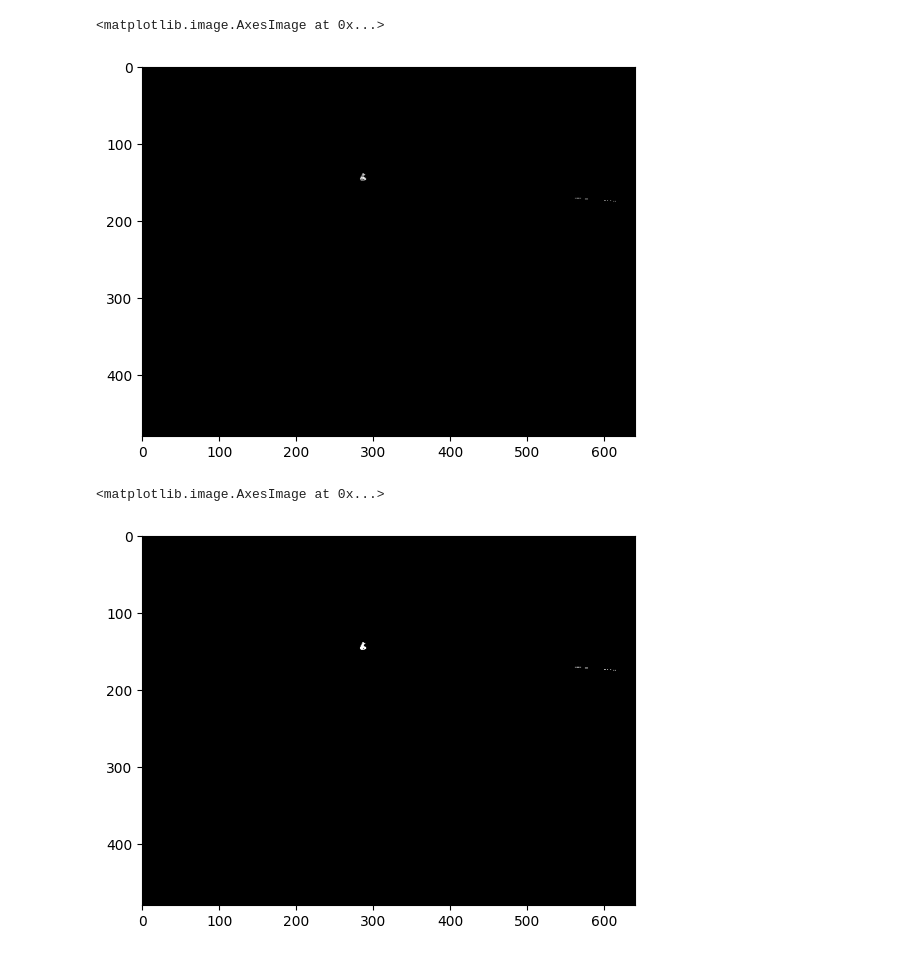
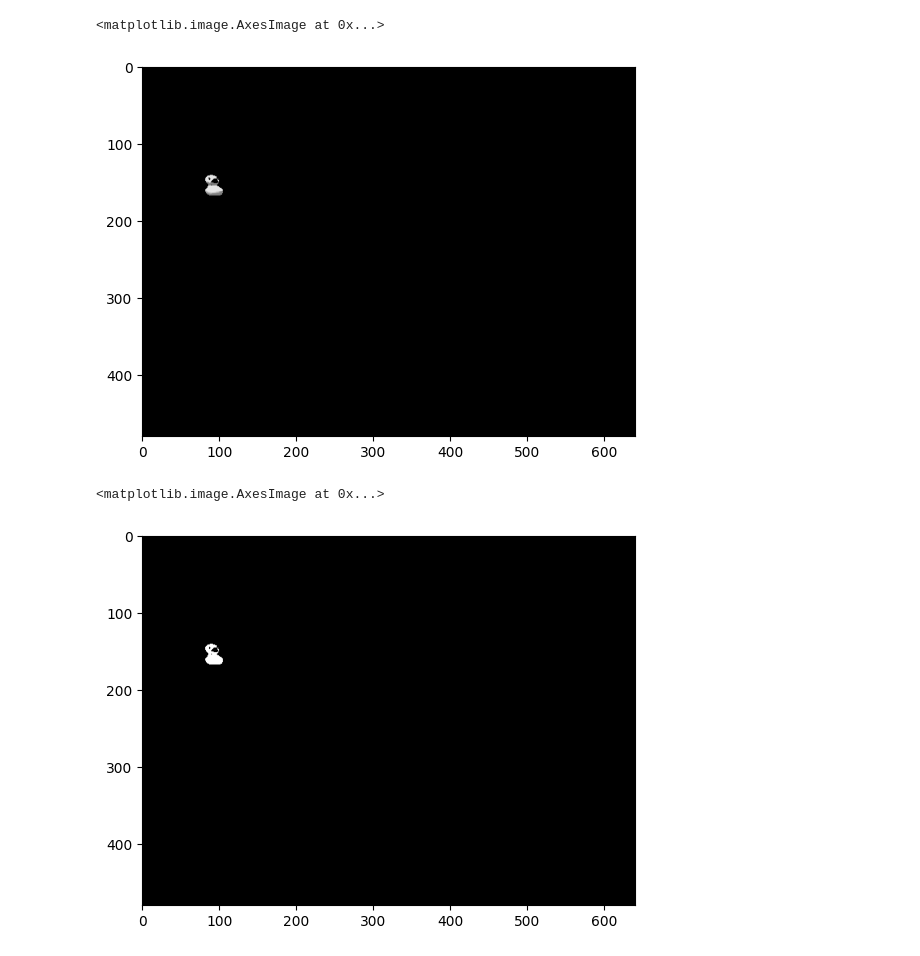
Before and after one commit to filipepcampos/feup-ri-assign4, a Jupyter notebook: detect_bb.ipynb, the cells around one changed output. Cells and saved outputs as stored; diff of their text form; code cells hidden in the pictures.

Commit message:
fix: improve duckie color detection

```diff
--- a/detect_bb.ipynb
+++ b/detect_bb.ipynb
@@ -3,7 +3,7 @@ import cv2
 import numpy as np
 import matplotlib.pyplot as plt
 # %%
-LOWER_COLOR_DUCKIE = np.array([20, 230, 120])
+LOWER_COLOR_DUCKIE = np.array([20, 245, 125])
 UPPER_COLOR_DUCKIE = np.array([30, 255, 255])
 
 LOWER_COLOR_DUCKIEBOT = np.array([0, 230, 60])
@@ -15,25 +15,25 @@ LOWER_COLOR = LOWER_COLOR_DUCKIE if TARGET_CLASS == 0 else LOWER_COLOR_DUCKIEBOT
 UPPER_COLOR = UPPER_COLOR_DUCKIE if TARGET_CLASS == 0 else UPPER_COLOR_DUCKIEBOT
 # %%
 # Read the image
-image = cv2.imread('./dataset/images/184_loop_obstacles.png')
+image = cv2.imread('./dataset/images/427_ETH_small_intersect.png')
 
 # Convert the image from BGR to HSV color space
 hsv = cv2.cvtColor(image, cv2.COLOR_BGR2HSV)
 
 # Threshold the HSV image to get only yellow colors
 mask = cv2.inRange(hsv, LOWER_COLOR, UPPER_COLOR)
 
 # Bitwise-AND mask and original image
 res = cv2.bitwise_and(image, image, mask=mask)
 
 # Convert the resulting image to grayscale
 gray = cv2.cvtColor(res, cv2.COLOR_BGR2GRAY)
 
 # Display the grayscale image with matplotlib
 plt.imshow(gray, cmap='gray')
 # %% [output]
 <matplotlib.image.AxesImage at 0x...>
-[figure, old version]
+[figure, new version]
 # %%
 # Apply thresholding to get a binary image
 ret, thresh = cv2.threshold(gray, 0, 255, cv2.THRESH_BINARY + cv2.THRESH_OTSU)
@@ -42,7 +42,7 @@ ret, thresh = cv2.threshold(gray, 0, 255, cv2.THRESH_BINARY + cv2.THRESH_OTSU)
 plt.imshow(thresh, cmap='gray')
 # %% [output]
 <matplotlib.image.AxesImage at 0x...>
-[figure, old version]
+[figure, new version]
 # %%
 # Apply morphological operations to remove noise
 kernel = np.ones((3, 3), np.uint8)
```
Also changed, not shown: parts of 2 cells of this notebook, 1 other file.
